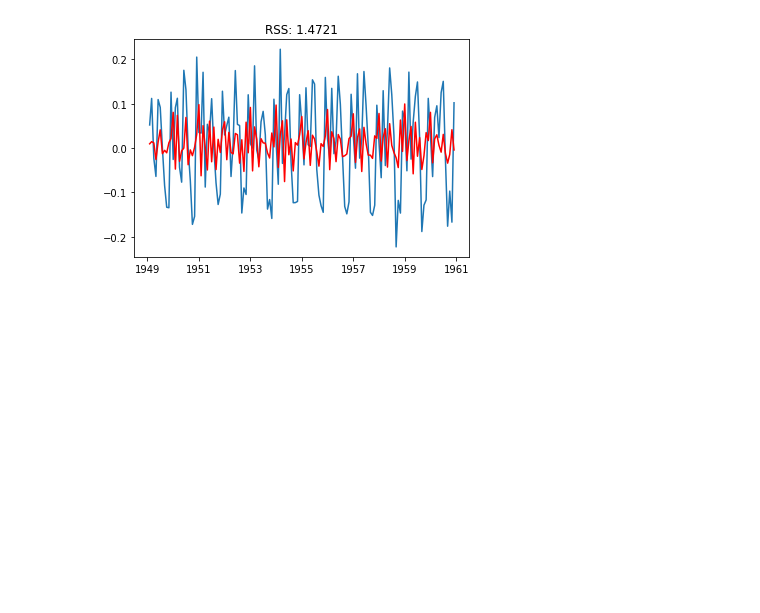
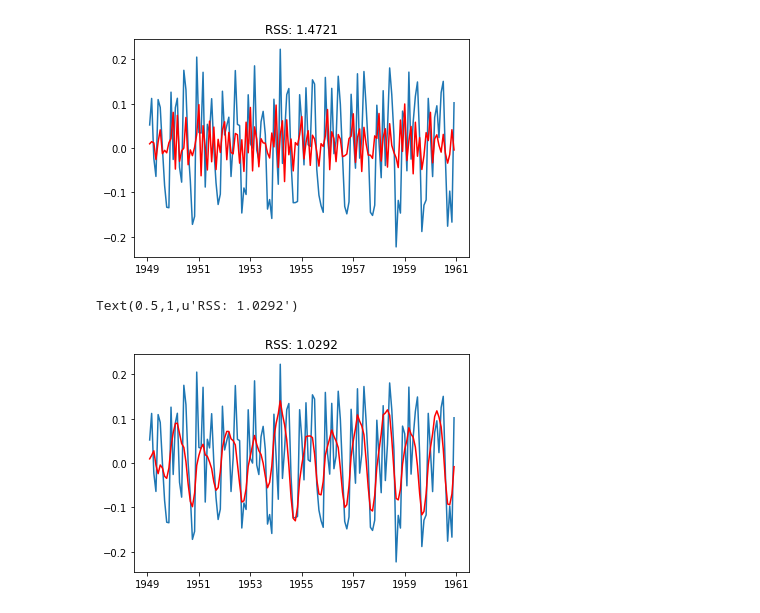
Before and after one commit to sarincr/Time-series-analysis-using-Python, a Jupyter notebook: 16.ARIMALEN.ipynb, the cells around one changed output. Drawn from its saved outputs; the diff is of its cells as text; code cells hidden in the pictures; blank space fills up the shorter version.

Commit message:
ARIMA LEN

```diff
--- a/16.ARIMALEN.ipynb
+++ b/16.ARIMALEN.ipynb
@@ -499,3 +499,12 @@ Plotting AR model
 [figure]
 # %%
 results_MA.fittedvalues.to_csv('s.csv')
+# %%
+model = ARIMA(indexedDataset_logScale, order=(2, 1, 2))
+results_ARIMA = model.fit(disp=-1)
+plt.plot(datasetLogDiffShifting)
+plt.plot(results_ARIMA.fittedvalues, color='red')
+plt.title('RSS: %.4f'% sum((results_ARIMA.fittedvalues-datasetLogDiffShifting["#Passengers"])**2))
+# %% [output]
+Text(0.5,1,u'RSS: 1.0292')
+[figure, added]
```
Also changed, not shown: parts of 12 cells of this notebook, 6 other files.
